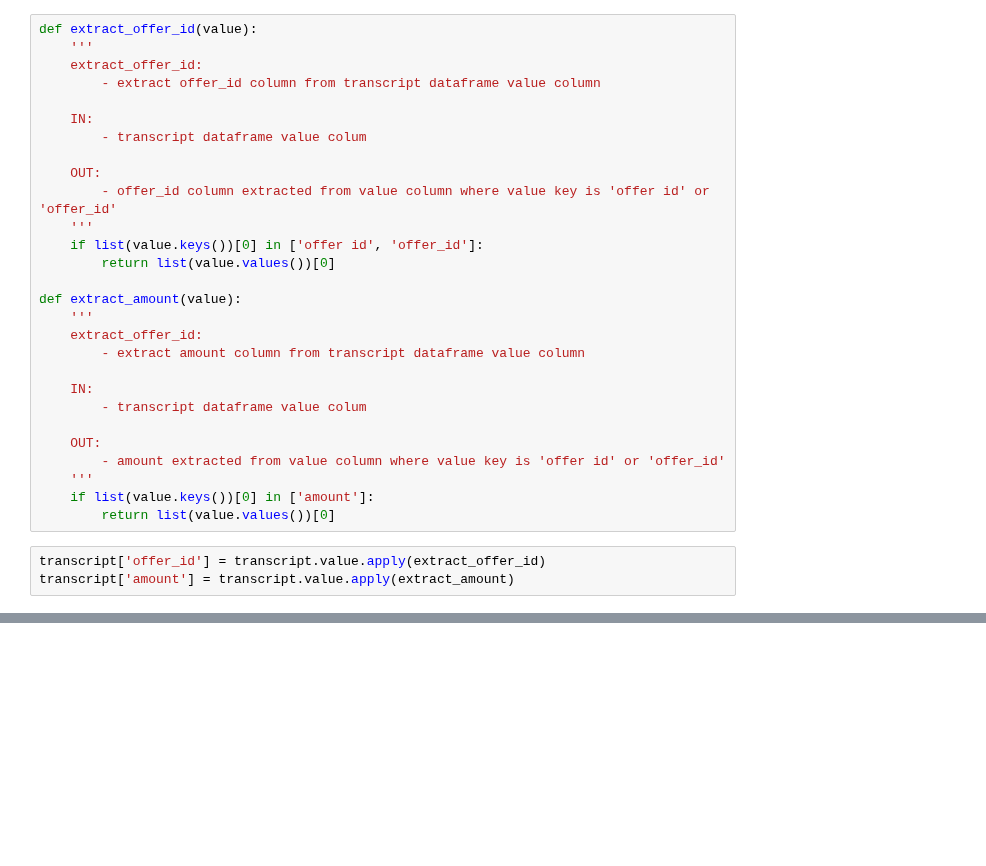
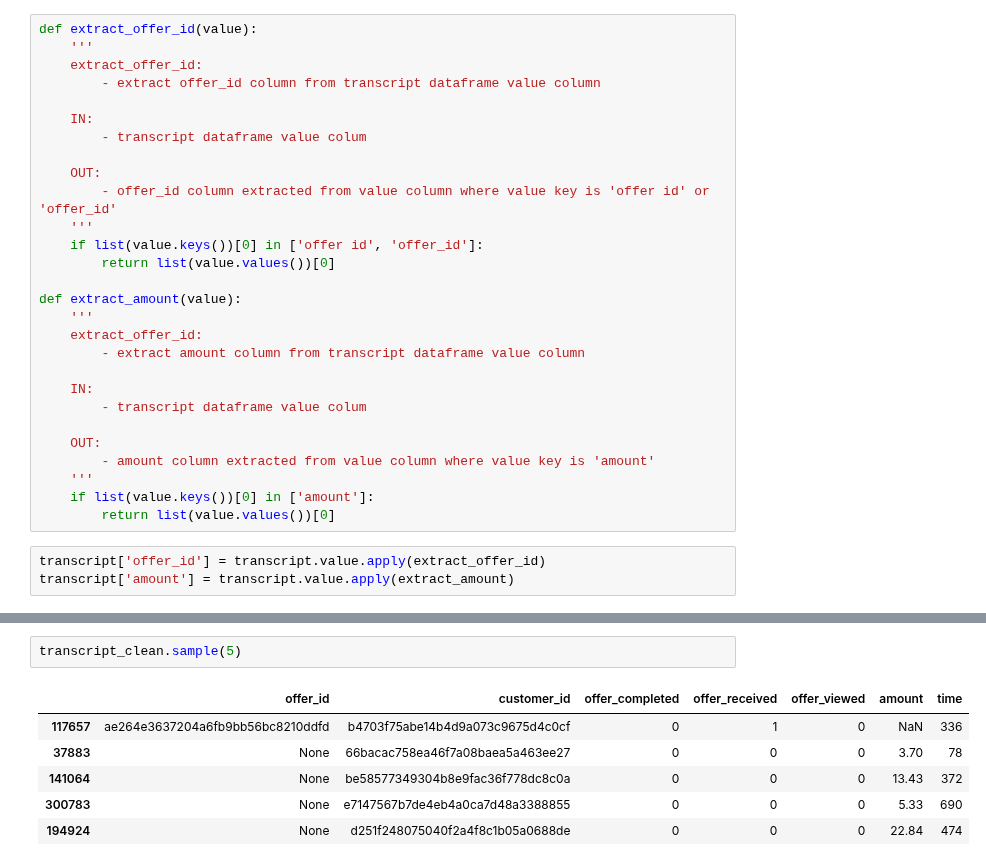
Before and after one commit to mmascaro864/capstone, a Jupyter notebook: Untitled.ipynb, the cells around one changed output, grey strips where cells are left out. Cells and saved outputs as stored; diff of their text form; blank space fills up the shorter version.

```diff
--- a/Untitled.ipynb
+++ b/Untitled.ipynb
@@ -180,7 +180,7 @@ def extract_amount(value):
         - transcript dataframe value colum
 
     OUT:
-        - amount extracted from value column where value key is 'offer id' or 'offer_id'
+        - amount column extracted from value column where value key is 'amount'
     '''
     if list(value.keys())[0] in ['amount']:
         return list(value.values())[0]
@@ -206,0 +250,9 @@ ValueError: Length of values (0) does not match length of index (306534)
+# %%
+transcript_clean.sample(5)
+# %% [output]
+|  | offer_id | customer_id | offer_completed | offer_received | offer_viewed | amount | time |
+| 117657 | ae264e3637204a6fb9bb56bc8210ddfd | b4703f75abe14b4d9a073c9675d4c0cf | 0 | 1 | 0 | NaN | 336 |
+| 37883 | None | 66bacac758ea46f7a08baea5a463ee27 | 0 | 0 | 0 | 3.70 | 78 |
+| 141064 | None | be58577349304b8e9fac36f778dc8c0a | 0 | 0 | 0 | 13.43 | 372 |
+| 300783 | None | e7147567b7de4eb4a0ca7d48a3388855 | 0 | 0 | 0 | 5.33 | 690 |
+| 194924 | None | d251f248075040f2a4f8c1b05a0688de | 0 | 0 | 0 | 22.84 | 474 |
```
Also changed, not shown: parts of 4 cells of this notebook, 1 other file.
